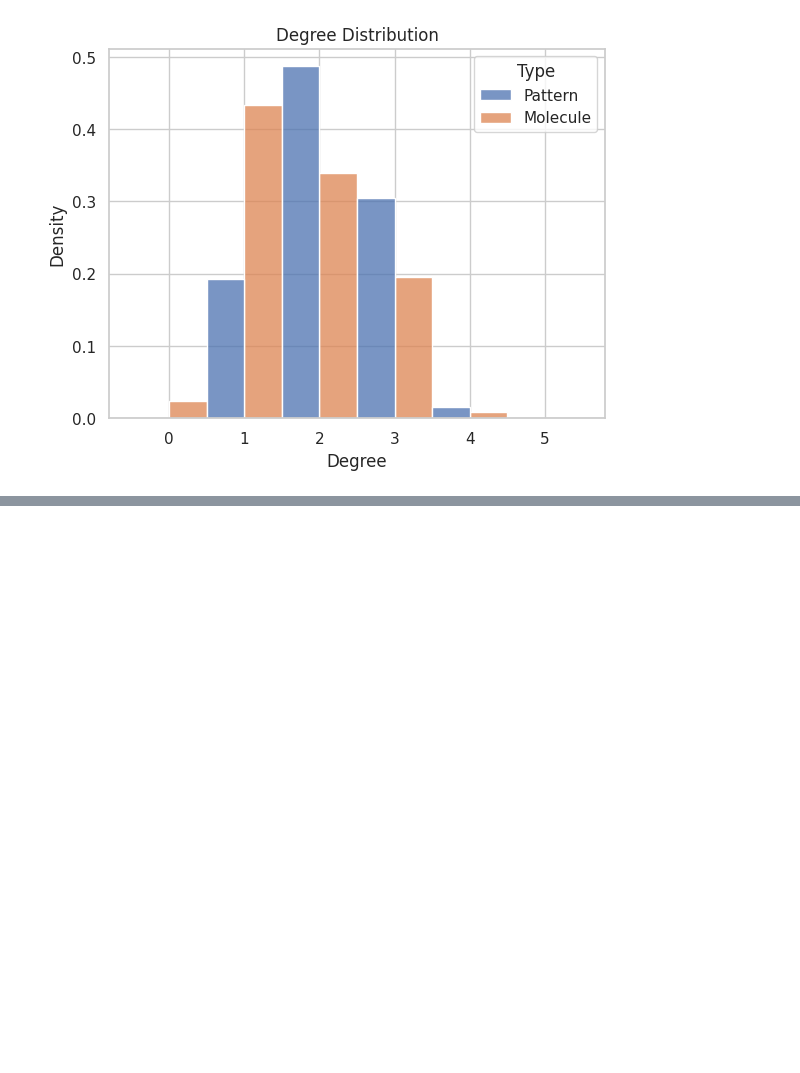
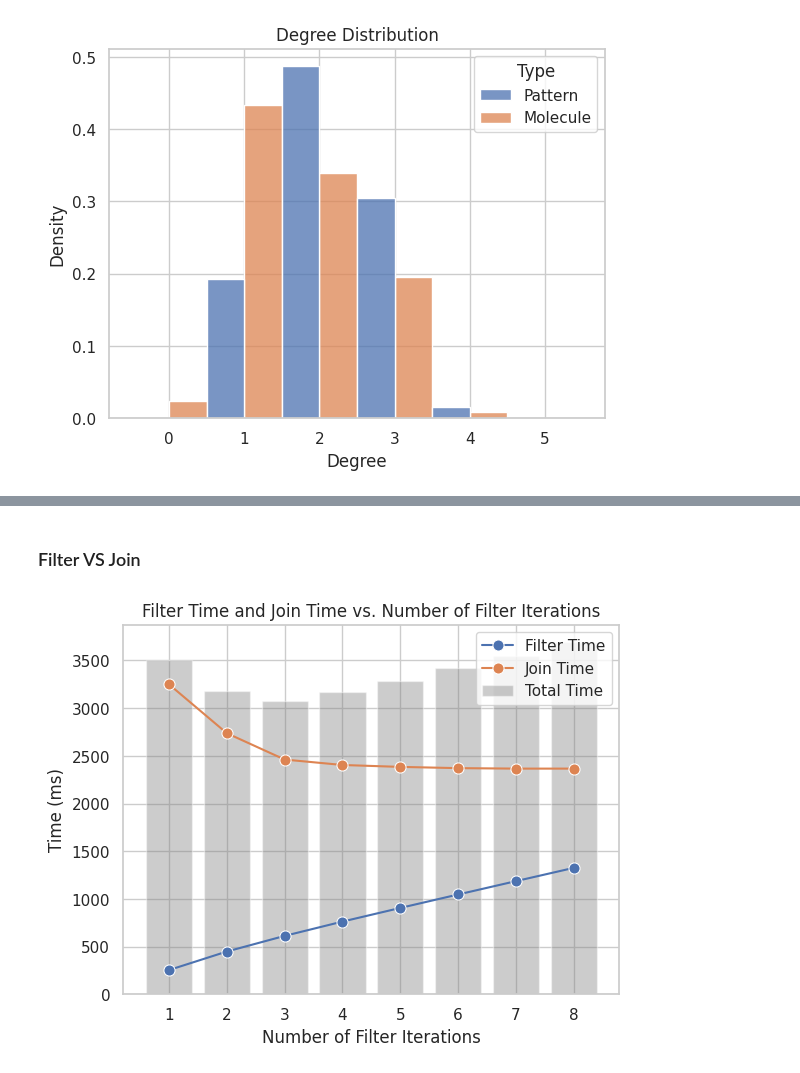
Before and after one commit to antonio-decaro/SIGMo, a Jupyter notebook: 4_produce_plot.ipynb, the cells around one changed output, grey strips where cells are left out. Saved outputs shown, nothing was run; the diff lists cells and outputs as text; code cells hidden in the pictures; blank space fills up the shorter version.

```diff
--- a/4_produce_plot.ipynb
+++ b/4_produce_plot.ipynb
@@ -76,0 +158,13 @@ g.title.set_text('Degree Distribution')
+# %%
+exec_path = "./build/filter"
+exec_args = ["-Q", "./data/MBSM/query.dat", "-D", "./data/MBSM/data.dat", "--find-all", "-c", "query"]
+
+results = []
+
+for i in range(8):
+  curr_args = exec_args + ["-i", f"{i}"]
+  print(f"Running {exec_path} {' '.join(curr_args)}")
+  out = subprocess.run([exec_path] + curr_args, check=True, stdout=subprocess.PIPE)
+  out = out.stdout.decode('utf-8')
+  out = MBSMParser(out)
+  results.append(out)
@@ -76,0 +180,38 @@ g.title.set_text('Degree Distribution')
+# %% [markdown]
+### Filter VS Join
+# %%
+filter_time = [result.filter_gpu_time for result in results]
+join_time = [result.join_gpu_time for result in results]
+
+# Create a DataFrame
+iterations = list(range(1, len(filter_time) + 1))
+data = pd.DataFrame({
+    'Iterations': iterations,
+    'Filter Time': filter_time,
+    'Join Time': join_time
+})
+
+# Calculate total time
+data['Total Time'] = data['Filter Time'] + data['Join Time']
+
+# Melt the DataFrame to long format
+data_melted = data.melt(id_vars='Iterations', value_vars=['Filter Time', 'Join Time'], var_name='Type', value_name='Time')
+
+# Create the line plot
+sns.lineplot(data=data_melted, x='Iterations', y='Time', hue='Type', marker='o', markersize=8)
+
+# Add the total time bars
+plt.bar(data['Iterations'], data['Total Time'], color='gray', alpha=0.4, label='Total Time')
+
+# Add labels and title
+plt.xlabel('Number of Filter Iterations')
+plt.ylabel('Time (ms)')
+plt.title('Filter Time and Join Time vs. Number of Filter Iterations')
+
+# Add legend
+plt.legend()
+
+# Show the plot
+plt.show()
+# %% [output]
+[figure, added]
```
Also changed, not shown: parts of 6 cells of this notebook.
